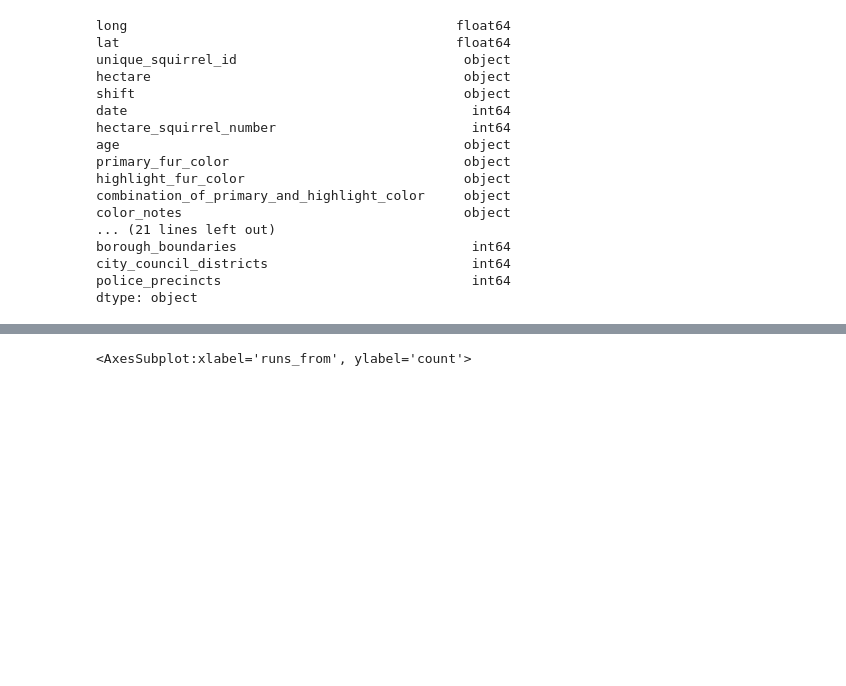
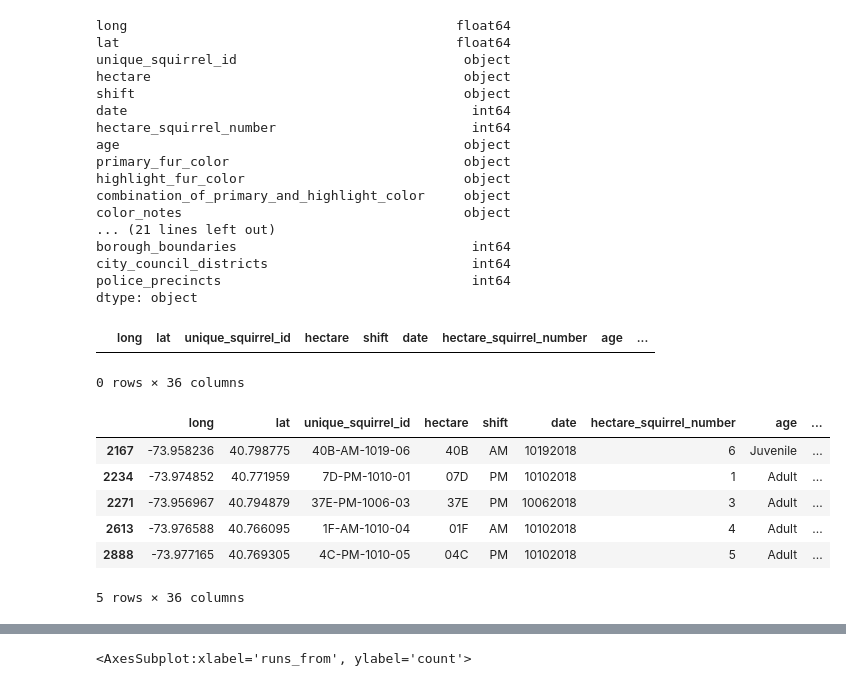
Before and after one commit to teachjanderson/nyc_squirrels, a Jupyter notebook: Word_Analysis.ipynb, the cells around one changed output, grey strips where cells are left out. Cells and saved outputs as stored; diff of their text form; code cells hidden in the pictures; blank space fills up the shorter version.

```diff
--- a/Word_Analysis.ipynb
+++ b/Word_Analysis.ipynb
@@ -49,3 +50,22 @@ borough_boundaries                              int64
 city_council_districts                          int64
 police_precincts                                int64
 dtype: object
+# %%
+# Check for duplicate rows
+duplicateRows = squirrel_df[squirrel_df.duplicated()]
+duplicateRows
+# %% [output]
+|  | long | lat | unique_squirrel_id | hectare | shift | date | hectare_squirrel_number | age | ... |
+0 rows × 36 columns
+# %%
+# Check for duplicate squirrel IDs
+duplicateRows = squirrel_df[squirrel_df.duplicated(['unique_squirrel_id'])]
+duplicateRows
+# %% [output]
+|  | long | lat | unique_squirrel_id | hectare | shift | date | hectare_squirrel_number | age | ... |
+| 2167 | -73.958236 | 40.798775 | 40B-AM-1019-06 | 40B | AM | 10192018 | 6 | Juvenile | ... |
+| 2234 | -73.974852 | 40.771959 | 7D-PM-1010-01 | 07D | PM | 10102018 | 1 | Adult | ... |
+| 2271 | -73.956967 | 40.794879 | 37E-PM-1006-03 | 37E | PM | 10062018 | 3 | Adult | ... |
+| 2613 | -73.976588 | 40.766095 | 1F-AM-1010-04 | 01F | AM | 10102018 | 4 | Adult | ... |
+| 2888 | -73.977165 | 40.769305 | 4C-PM-1010-05 | 04C | PM | 10102018 | 5 | Adult | ... |
+5 rows × 36 columns
```
Also changed, not shown: parts of 28 cells of this notebook, 2 other files.
